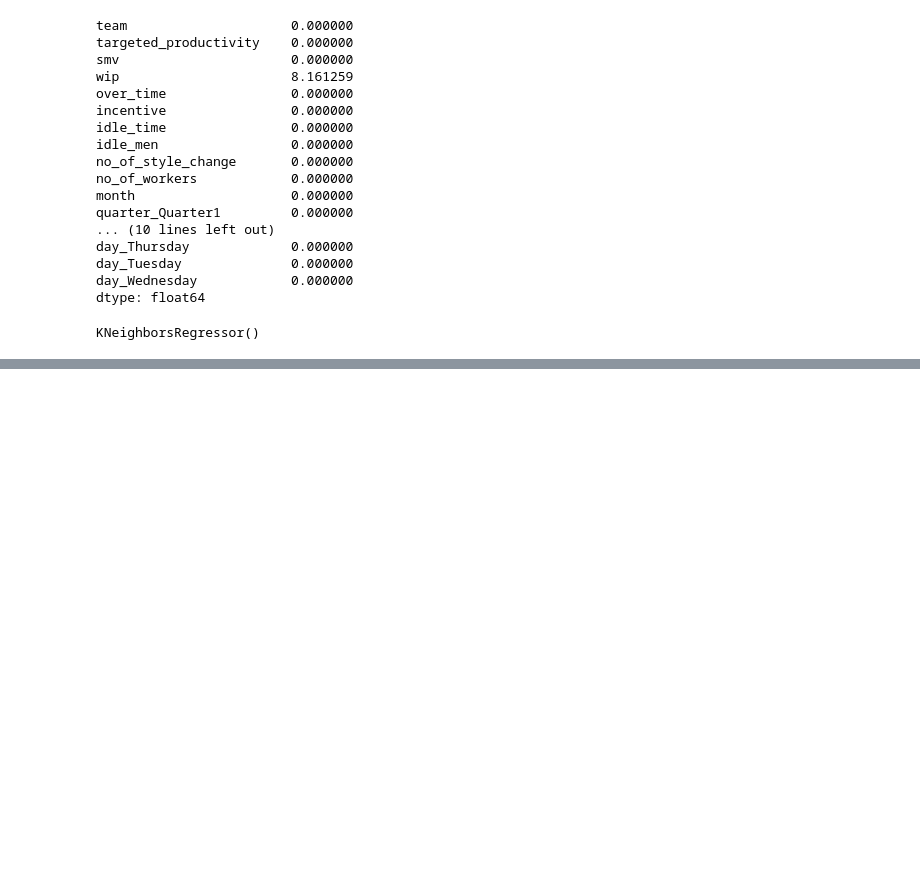
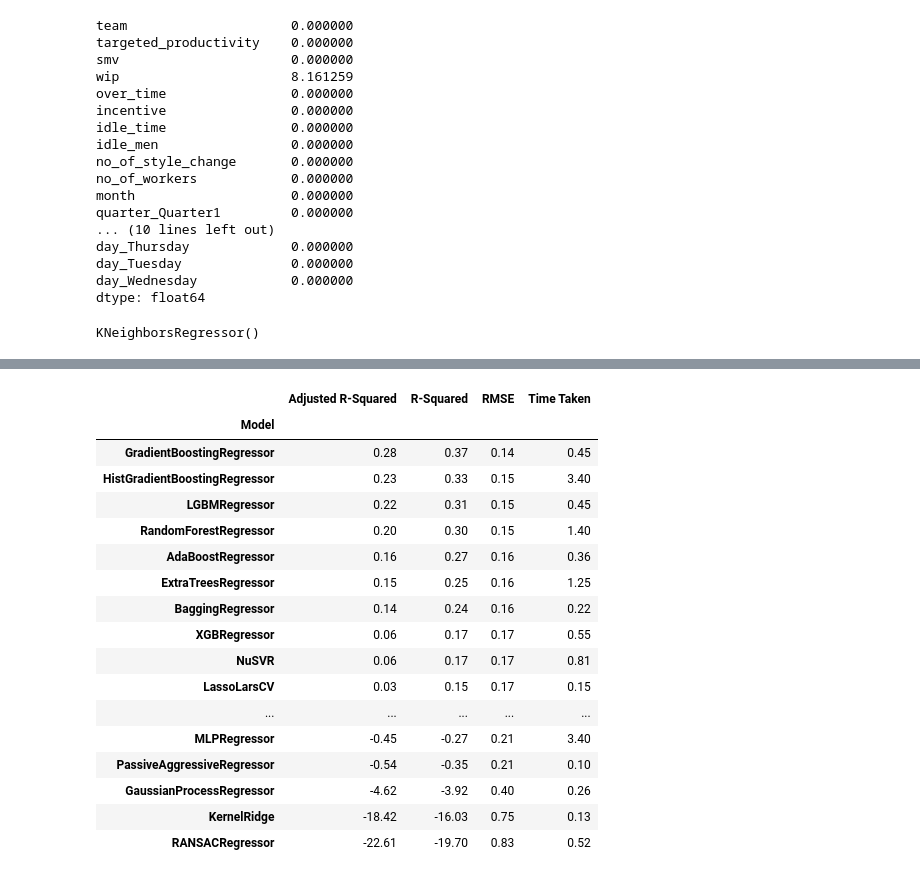
Before and after one commit to ijazkhan101/Machine-Learning-with-Python-20Days, a Jupyter notebook: MLDay08/employee_proformance.ipynb, the cells around one changed output, grey strips where cells are left out. Cells and saved outputs as stored; diff of their text form; code cells hidden in the pictures; blank space fills up the shorter version.

```diff
--- a/MLDay08/employee_proformance.ipynb
+++ b/MLDay08/employee_proformance.ipynb
@@ -103,0 +283,3 @@ R_square= r2_score(y, model1.predict(X))
+# %%
+from sklearn.model_selection import train_test_split
+X_train, X_test, y_train, y_test = train_test_split( X, y, test_size=0.2, random_state=42)
@@ -103,0 +288,23 @@ R_square= r2_score(y, model1.predict(X))
+# %%
+clf = LazyRegressor(verbose=0)
+models,predictions = clf.fit(X_train, X_test, y_train, y_test)
+models
+# %% [output]
+|  | Adjusted R-Squared | R-Squared | RMSE | Time Taken |
+| Model |  |  |  |  |
+| GradientBoostingRegressor | 0.28 | 0.37 | 0.14 | 0.45 |
+| HistGradientBoostingRegressor | 0.23 | 0.33 | 0.15 | 3.40 |
+| LGBMRegressor | 0.22 | 0.31 | 0.15 | 0.45 |
+| RandomForestRegressor | 0.20 | 0.30 | 0.15 | 1.40 |
+| AdaBoostRegressor | 0.16 | 0.27 | 0.16 | 0.36 |
+| ExtraTreesRegressor | 0.15 | 0.25 | 0.16 | 1.25 |
+| BaggingRegressor | 0.14 | 0.24 | 0.16 | 0.22 |
+| XGBRegressor | 0.06 | 0.17 | 0.17 | 0.55 |
+| NuSVR | 0.06 | 0.17 | 0.17 | 0.81 |
+| LassoLarsCV | 0.03 | 0.15 | 0.17 | 0.15 |
+| ... | ... | ... | ... | ... |
+| MLPRegressor | -0.45 | -0.27 | 0.21 | 3.40 |
+| PassiveAggressiveRegressor | -0.54 | -0.35 | 0.21 | 0.10 |
+| GaussianProcessRegressor | -4.62 | -3.92 | 0.40 | 0.26 |
+| KernelRidge | -18.42 | -16.03 | 0.75 | 0.13 |
+| RANSACRegressor | -22.61 | -19.70 | 0.83 | 0.52 |
```
Also changed, not shown: parts of 27 cells of this notebook, 10 other files.
